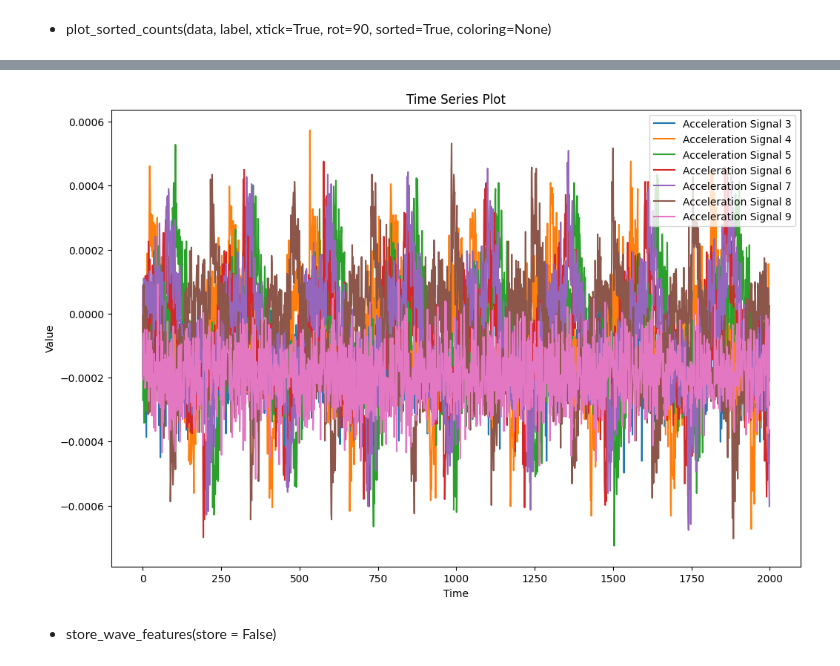
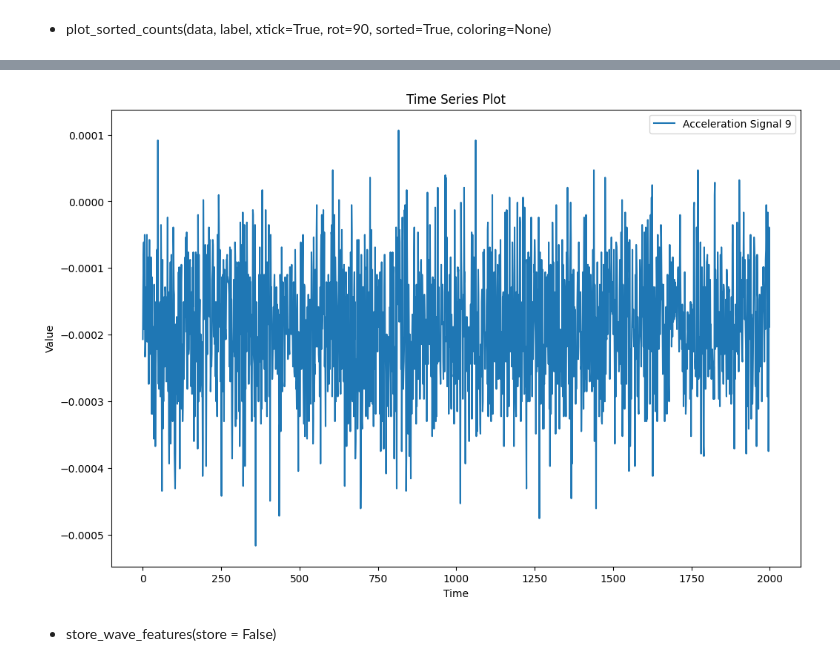
Before and after one commit to ItsKhaled/ML_Challenge, a Jupyter notebook: code/Notebook_Khaled.ipynb, the cells around one changed output, grey strips where cells are left out. Drawn from its saved outputs; the diff is of its cells as text; code cells hidden in the pictures.

```diff
--- a/code/Notebook_Khaled.ipynb
+++ b/code/Notebook_Khaled.ipynb
@@ -99,7 +110,7 @@ plot_sorted_counts(newCols['OneHotEvr'], 'All features', rot = 90, sorted = True
 # %%
-plot_series(3, 10, low = False, high = False, acc = True)
+plot_series(9, 10, low = False, high = False, acc = True)
 # %% [output]
-[figure, old version]
+[figure, new version]
 # %% [markdown]
 - store_wave_features(store = False)
 # %% [markdown]
```
Also changed, not shown: parts of 32 cells of this notebook.
